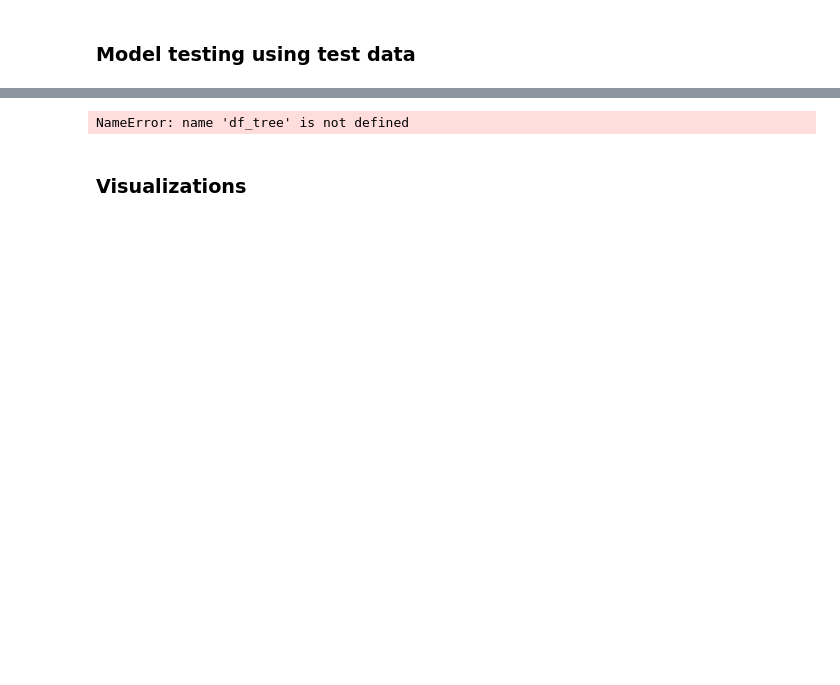
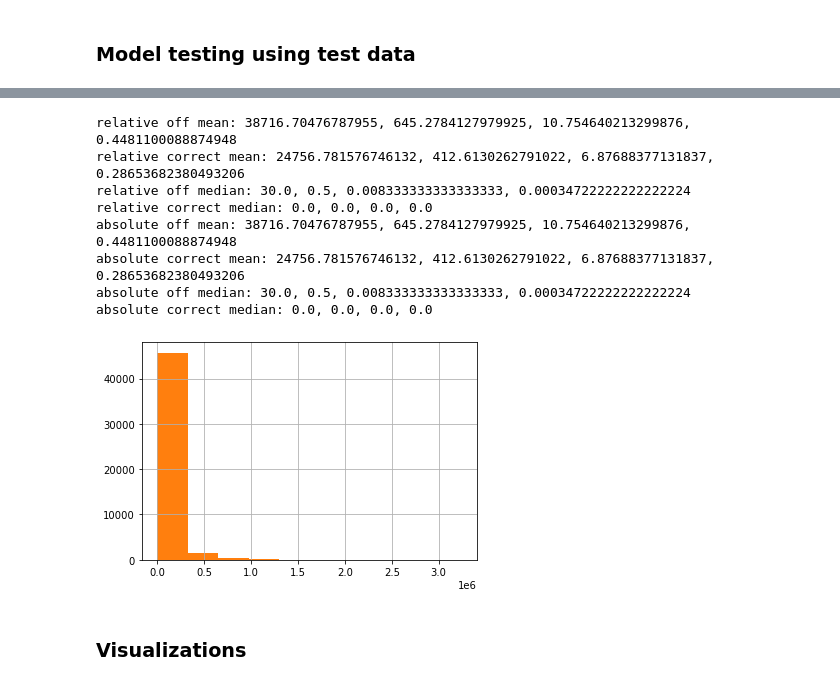
Before and after one commit to erenaydoslu/process-minning, a Jupyter notebook: Miner.ipynb, the cells around one changed output, grey strips where cells are left out. Drawn from its saved outputs; the diff is of its cells as text; code cells hidden in the pictures; blank space fills up the shorter version.

```diff
--- a/Miner.ipynb
+++ b/Miner.ipynb
@@ -653,17 +671,20 @@ def get_clusters(prepared_rows):
     return prepared_rows.case_id.map({unique_case_ids[i]: prediction[i] for i in range(len(prediction))}), kmeans
 # %%
 def get_tree(df_train, clusters, mapping):
-    model = RandomForestClassifier(n_estimators=100, max_depth=10)
+    event_model = RandomForestClassifier(n_estimators=100, max_depth=50)
+    time_model = RandomForestClassifier(n_estimators=100, max_depth=50)
+
     special_df = df_train.copy()
 
     special_df['next_event int'] = special_df['next_event'].map(mapping)
 
-    X_dtc = special_df[clusters + ['step_number', 'time:weekday', 'time:hour']].copy()
-    y_dtc = special_df[['next_event int']]
+    X_dtc = special_df[clusters + ['step_number', 'time:weekday', 'time:hour', 'lifecycle:transition int']].copy()
+    y_dtc = special_df[['next_event int', 'time:time_between']]
 
-    model.fit(X_dtc, y_dtc['next_event int'])
+    event_model.fit(X_dtc, y_dtc['next_event int'])
+    time_model.fit(X_dtc, y_dtc['time:time_between'])
 
-    return model
+    return event_model, time_model
 # %%
 def predict_clusters(cluster_model, prepared_rows, unique_columns):
     df_grouped = prepared_rows.groupby('case_id')[unique_columns].sum()
@@ -671,10 +692,10 @@ def predict_clusters(cluster_model, prepared_rows, unique_columns):
     unique_case_ids = prepared_rows['case_id'].unique()
     return prepared_rows.case_id.map({unique_case_ids[i]: prediction[i] for i in range(len(prediction))})
 # %%
-def predict_value(tree, df_predict, clusters, reverse_mapping):
-    X_dtc = df_predict[clusters + ['step_number', 'time:weekday', 'time:hour']]
+def predict_value(tree, df_predict, clusters):
+    X_dtc = df_predict[clusters + ['step_number', 'time:weekday', 'time:hour', 'lifecycle:transition int']]
 
     prediction = tree.predict(X_dtc)
-    return np.vectorize(reverse_mapping.get)(prediction)
+    return prediction
 # %%
 def cluster_tree_predict(df_train, df_test):
@@ -795,55 +807,72 @@ given 80.6% too little
 # %%
 #shows time related attributes of tree (assuming that time is stored in 'time:between_predicted')
 #create column with absolute difference between predicted time and actual time
-def time_difference(var):
-    return abs((var[0] - var[1]).total_seconds())
-
 def time_difference_if_correct(var):
     if var[0]:
-        return abs((var[1] - var[2]).total_seconds())
+        return abs((var[1] - var[2]))
     else:
         return (0)
 
-df_tree['time:absolute_predicton_off'] = df_tree[['time:time_between', 'time:between_predicted']].apply(time_difference, axis=1)
-df_tree['time:absolute_predicton_correct'] = df_tree[['correct', 'time:time_between', 'time:between_predicted']].apply(time_difference_if_correct, axis=1)
+def apply_function(var):
+    if var[2] == var[3]:
+        return (var[0] == var[1])
 
+    else:
+        return (var[0] == 'editor:close_case')
 
-df_tree['time:relative_predicton_off'] = df_tree[['time:time_between', 'time:between_predicted']].apply(time_difference, axis=1)
-df_tree['time:relative_predicton_correct'] = df_tree[['correct', 'time:time_between', 'time:between_predicted']].apply(time_difference_if_correct, axis=1)
+df_tree['shifted_case_id'] = df_tree['case_id'].shift(-1)
+df_tree.loc[len(df_tree) - 1, 'shifted_case_id'] = 0
+df_tree['correct'] = df_tree[['prediction', 'next_event', 'case_id', 'shifted_case_id']].apply(apply_function, axis=1)
+df_tree = df_tree.drop(['shifted_case_id'], axis=1)
+
+df_tree['time:absolute_prediction_off'] = df_tree['time:time_between'] - df_tree['time:between_predicted']
+df_tree['time:absolute_prediction_off'] = df_tree['time:absolute_prediction_off'].abs()
+df_tree['time:absolute_prediction_correct'] = df_tree[['correct', 'time:time_between', 'time:between_predicted']].apply(time_difference_if_correct, axis=1)
+
+df_tree['time:relative_prediction_off'] = df_tree['time:absolute_prediction_off']
+df_tree['time:relative_prediction_correct'] = df_tree['time:absolute_prediction_correct']
 
 def timely_statistics(df_tree : pd.DataFrame, relative : bool, statistic : str) -> None:
     '''I automated the prints below ~ Rav'''
 
     if(statistic == 'mean' and relative == False):
         seconds1, seconds2 = df_tree['time:absolute_prediction_off'].mean(), df_tree['time:absolute_prediction_correct'].mean()
         minutes1, hours1, days1, minutes2, hours2, days2 = seconds1/60, seconds1/3600, seconds1/86400, seconds2/60, seconds2/3600, seconds2/86400
         print('absolute off mean: ' + str(seconds1) + ', ' + str(minutes1) + ', ' + str(hours1) + ', ' + str(days1))
         print('absolute correct mean: ' + str(seconds2) + ', ' + str(minutes2) + ', ' + str(hours2) + ', ' + str(days2))
 
     if(statistic == 'median' and relative == False):
         seconds1, seconds2 = df_tree['time:absolute_prediction_off'].median(), df_tree['time:absolute_prediction_correct'].median()
         minutes1, hours1, days1, minutes2, hours2, days2 = seconds1/60, seconds1/3600, seconds1/86400, seconds2/60, seconds2/3600, seconds2/86400
         print('absolute off median: ' + str(seconds1) + ', ' + str(minutes1) + ', ' + str(hours1) + ', ' + str(days1))
         print('absolute correct median: ' + str(seconds2) + ', ' + str(minutes2) + ', ' + str(hours2) + ', ' + str(days2))
 
     if(statistic == 'mean' and relative==True):
-        df_tree['time:absolute_predicton_off'].hist(bins=10)
+        df_tree['time:absolute_prediction_off'].hist(bins=10)
         seconds1, seconds2 = df_tree['time:relative_prediction_off'].mean(), df_tree['time:relative_prediction_correct'].mean()
         minutes1, hours1, days1, minutes2, hours2, days2 = seconds1/60, seconds1/3600, seconds1/86400, seconds2/60, seconds2/3600, seconds2/86400
         print('relative off mean: ' + str(seconds1) + ', ' + str(minutes1) + ', ' + str(hours1) + ', ' + str(days1))
         print('relative correct mean: ' + str(seconds2) + ', ' + str(minutes2) + ', ' + str(hours2) + ', ' + str(days2))
 
     if(statistic == 'median' and relative==True):
-        df_tree['time:absolute_predicton_off'].hist(bins=10)
+        df_tree['time:absolute_prediction_off'].hist(bins=10)
         seconds1, seconds2 = df_tree['time:relative_prediction_off'].median(), df_tree['time:relative_prediction_correct'].median()
         minutes1, hours1, days1, minutes2, hours2, days2 = seconds1/60, seconds1/3600, seconds1/86400, seconds2/60, seconds2/3600, seconds2/86400
         print('relative off median: ' + str(seconds1) + ', ' + str(minutes1) + ', ' + str(hours1) + ', ' + str(days1))
         print('relative correct median: ' + str(seconds2) + ', ' + str(minutes2) + ', ' + str(hours2) + ', ' + str(days2))
 
 for element in [(True, 'mean'), (True, 'median'), (False, 'mean'), (False, 'median')]:
-    timely_statistics(df_tree, relative=element[0], ststistic=element[1])
+    timely_statistics(df_tree, relative=element[0], statistic=element[1])
 # %% [output]
-NameError: name 'df_tree' is not defined
+relative off mean: 38716.70476787955, 645.2784127979925, 10.754640213299876, 0.4481100088874948
+relative correct mean: 24756.781576746132, 412.6130262791022, 6.87688377131837, 0.28653682380493206
+relative off median: 30.0, 0.5, 0.008333333333333333, 0.00034722222222222224
+relative correct median: 0.0, 0.0, 0.0, 0.0
+absolute off mean: 38716.70476787955, 645.2784127979925, 10.754640213299876, 0.4481100088874948
+absolute correct mean: 24756.781576746132, 412.6130262791022, 6.87688377131837, 0.28653682380493206
+absolute off median: 30.0, 0.5, 0.008333333333333333, 0.00034722222222222224
+absolute correct median: 0.0, 0.0, 0.0, 0.0
+[figure, added]
 # %% [markdown]
 ### Visualizations
 # %%
```
Also changed, not shown: parts of 11 cells of this notebook.
